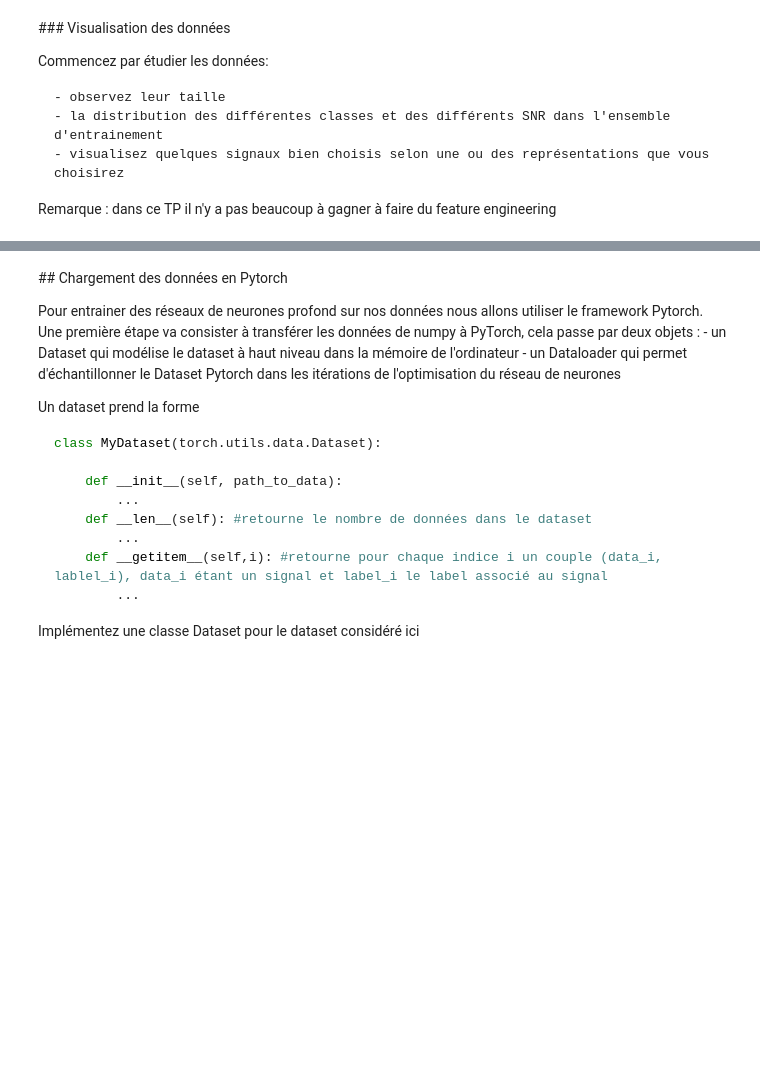
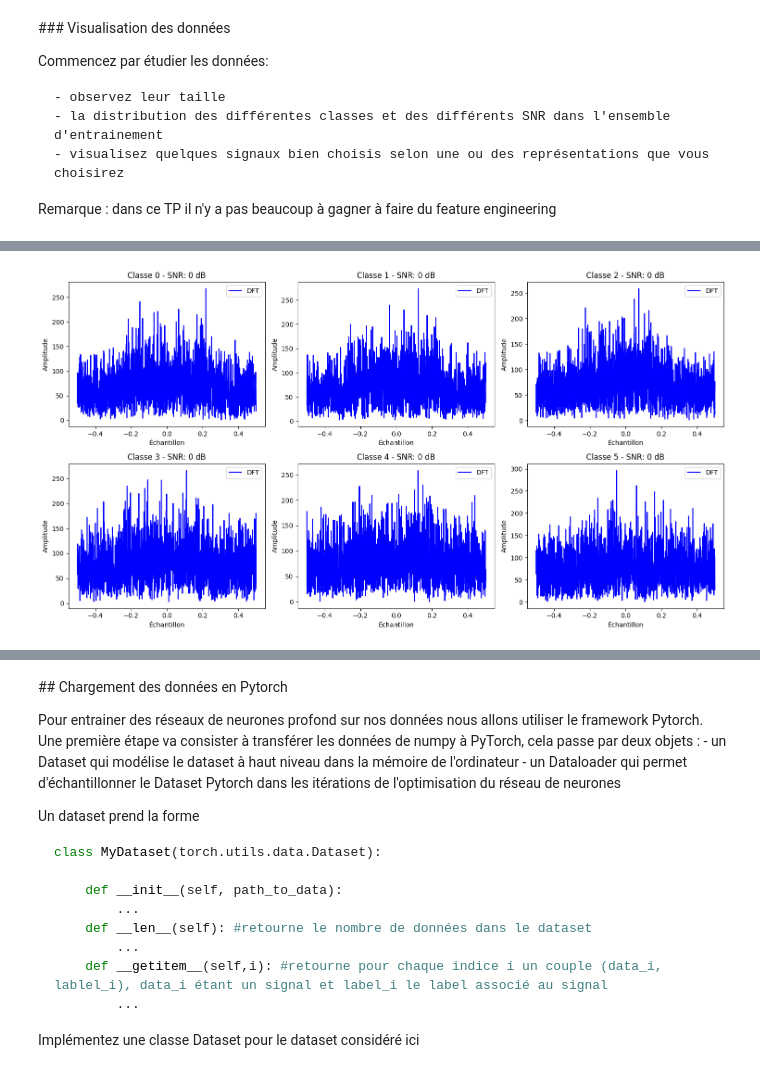
Before and after one commit to arebaine/dlts-tp3, a Jupyter notebook: dlts_tp3.ipynb, the cells around one changed output, grey strips where cells are left out. Saved outputs shown, nothing was run; the diff lists cells and outputs as text; code cells hidden in the pictures; blank space fills up the shorter version.

```diff
--- a/dlts_tp3.ipynb
+++ b/dlts_tp3.ipynb
@@ -105,0 +251,27 @@ Remarque : dans ce TP il n'y a pas beaucoup à gagner à faire du feature engine
+# %%
+def plot_samples_from_each_class_freq(signals, labels_id, snr, sample_indices):
+    fig, axes = plt.subplots(2, 3, figsize=(15, 8))
+    axes = axes.ravel()
+
+    for idx, (sample_idx, label) in enumerate(sample_indices):
+        signal = signals[sample_idx]
+        spectrum = np.fft.fftshift(np.fft.fft(signal[:,0]+1j*signal[:,1]))
+        freq = np.fft.fftshift(np.fft.fftfreq(len(signal[:,0])))
+
+
+        # Tracé de la partie réelle et imaginaire du signal
+        axes[idx].plot(freq, abs(spectrum), label="DFT", color='blue')
+
+        # Configuration des sous-graphiques
+        axes[idx].set_title(f"Classe {label} - SNR: {snr[sample_idx]} dB")
+        axes[idx].set_xlabel("Échantillon")
+        axes[idx].set_ylabel("Amplitude")
+        axes[idx].legend(loc="upper right")
+
+    plt.tight_layout()
+    plt.show()
+# %%
+# Pour un SNR de 0 dB
+plot_samples_from_each_class_freq(signals, labels_id, snr, sample_from_each_classes_SNR0)
+# %% [output]
+[figure, added]
```
Also changed, not shown: parts of 30 cells of this notebook.
